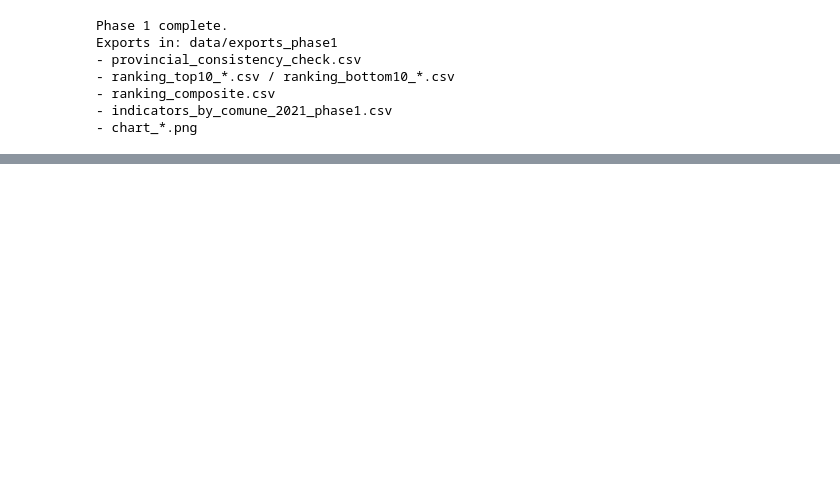
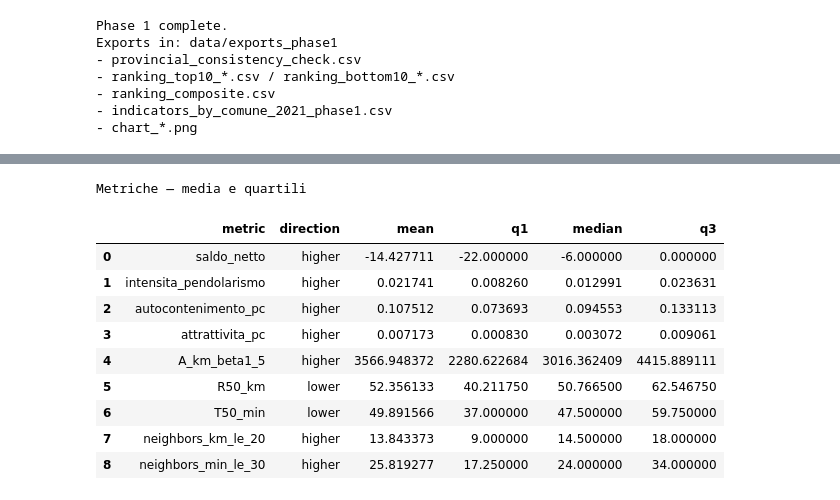
Before and after one commit to napo/tracetn, a Jupyter notebook: indicators.ipynb, the cells around one changed output, grey strips where cells are left out. Cells and saved outputs as stored; diff of their text form; code cells hidden in the pictures; blank space fills up the shorter version.

```diff
--- a/indicators.ipynb
+++ b/indicators.ipynb
@@ -369,0 +1066,15 @@ Exports in: data/exports_phase1
+# %%
+print("Metriche — media e quartili")
+summary_df
+# %% [output]
+Metriche — media e quartili
+|  | metric | direction | mean | q1 | median | q3 |
+| 0 | saldo_netto | higher | -14.427711 | -22.000000 | -6.000000 | 0.000000 |
+| 1 | intensita_pendolarismo | higher | 0.021741 | 0.008260 | 0.012991 | 0.023631 |
+| 2 | autocontenimento_pc | higher | 0.107512 | 0.073693 | 0.094553 | 0.133113 |
+| 3 | attrattivita_pc | higher | 0.007173 | 0.000830 | 0.003072 | 0.009061 |
+| 4 | A_km_beta1_5 | higher | 3566.948372 | 2280.622684 | 3016.362409 | 4415.889111 |
+| 5 | R50_km | lower | 52.356133 | 40.211750 | 50.766500 | 62.546750 |
+| 6 | T50_min | lower | 49.891566 | 37.000000 | 47.500000 | 59.750000 |
+| 7 | neighbors_km_le_20 | higher | 13.843373 | 9.000000 | 14.500000 | 18.000000 |
+| 8 | neighbors_min_le_30 | higher | 25.819277 | 17.250000 | 24.000000 | 34.000000 |
```
Also changed, not shown: parts of 6 cells of this notebook, 2 other files.
